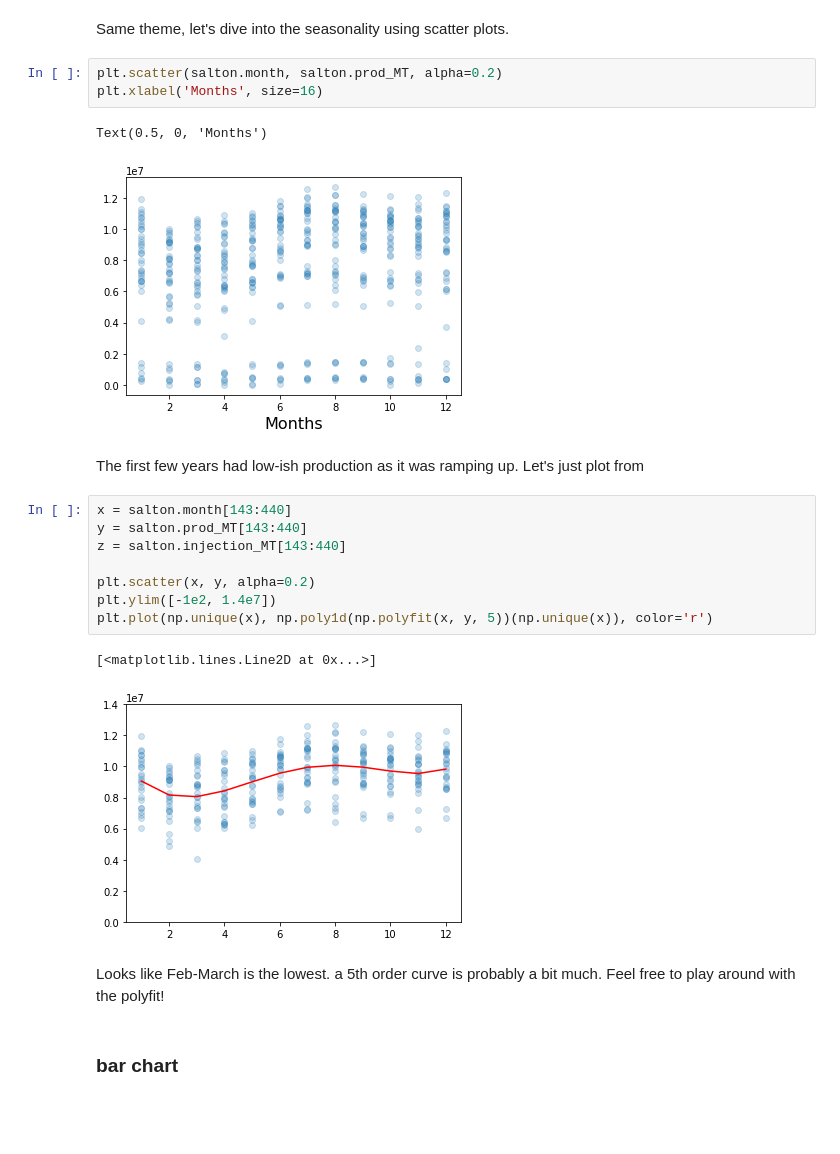
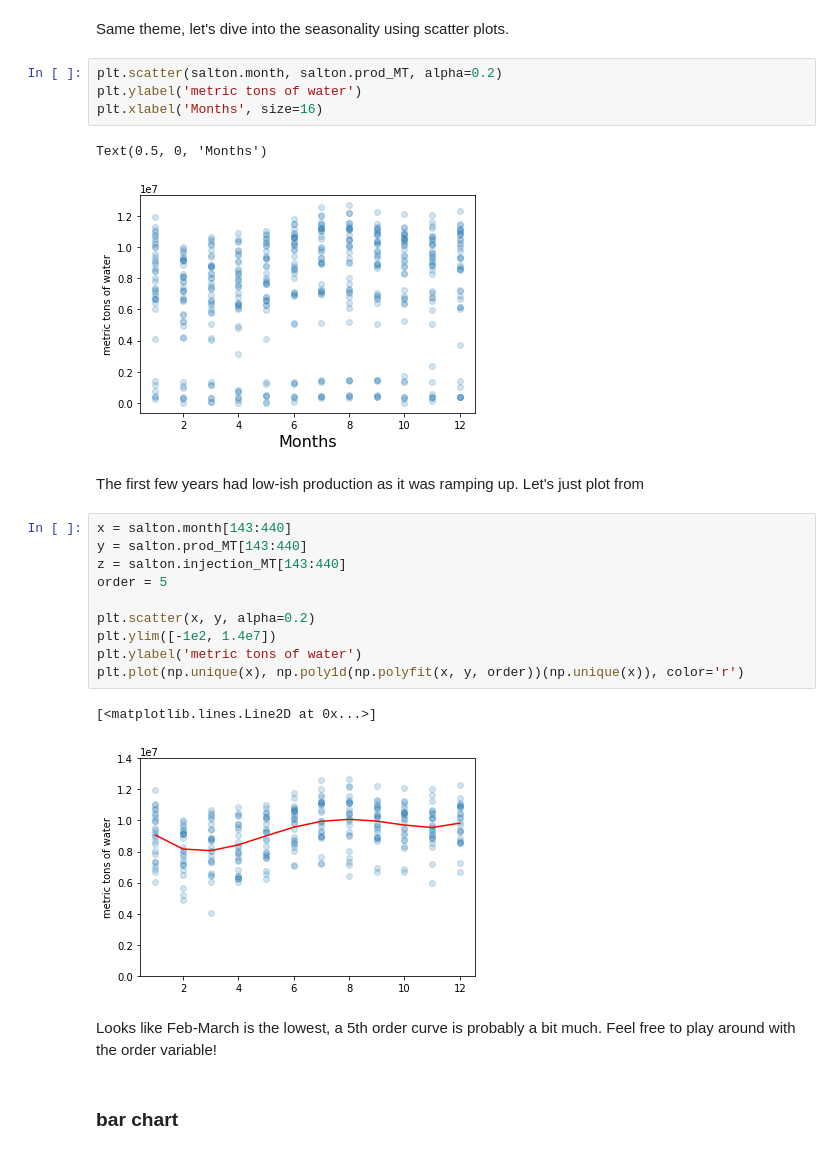
Before and after one commit to ThomasMGeo/T21-well-data-bonanza, a Jupyter notebook: T21_well_bonanza/0_ca_geotherm_data_explore.ipynb, the cells around one changed output. Saved outputs shown, nothing was run; the diff lists cells and outputs as text; blank space fills up the shorter version.

```diff
--- a/T21_well_bonanza/0_ca_geotherm_data_explore.ipynb
+++ b/T21_well_bonanza/0_ca_geotherm_data_explore.ipynb
@@ -258,25 +303,28 @@ Looks like maintance around winter. Might coinside with lowest energy use in the
 Same theme, let's dive into the seasonality using scatter plots.
 # %%
 plt.scatter(salton.month, salton.prod_MT, alpha=0.2)
+plt.ylabel('metric tons of water')
 plt.xlabel('Months', size=16)
 # %% [output]
 Text(0.5, 0, 'Months')
-[figure, old version]
+[figure, new version]
 # %% [markdown]
 The first few years had low-ish production as it was ramping up. Let's just plot from
 # %%
 x = salton.month[143:440]
 y = salton.prod_MT[143:440]
 z = salton.injection_MT[143:440]
+order = 5
 
 plt.scatter(x, y, alpha=0.2)
 plt.ylim([-1e2, 1.4e7])
-plt.plot(np.unique(x), np.poly1d(np.polyfit(x, y, 5))(np.unique(x)), color='r')
+plt.ylabel('metric tons of water')
+plt.plot(np.unique(x), np.poly1d(np.polyfit(x, y, order))(np.unique(x)), color='r')
 # %% [output]
 [<matplotlib.lines.Line2D at 0x...>]
-[figure, old version]
+[figure, new version]
 # %% [markdown]
-Looks like Feb-March is the lowest. a 5th order curve is probably a bit much. Feel free to play around with the polyfit!
+Looks like Feb-March is the lowest, a 5th order curve is probably a bit much. Feel free to play around with the order variable!
 # %% [markdown]
 ### bar chart
 # %% [markdown]
```
Also changed, not shown: parts of 38 cells of this notebook, 1 other file.
